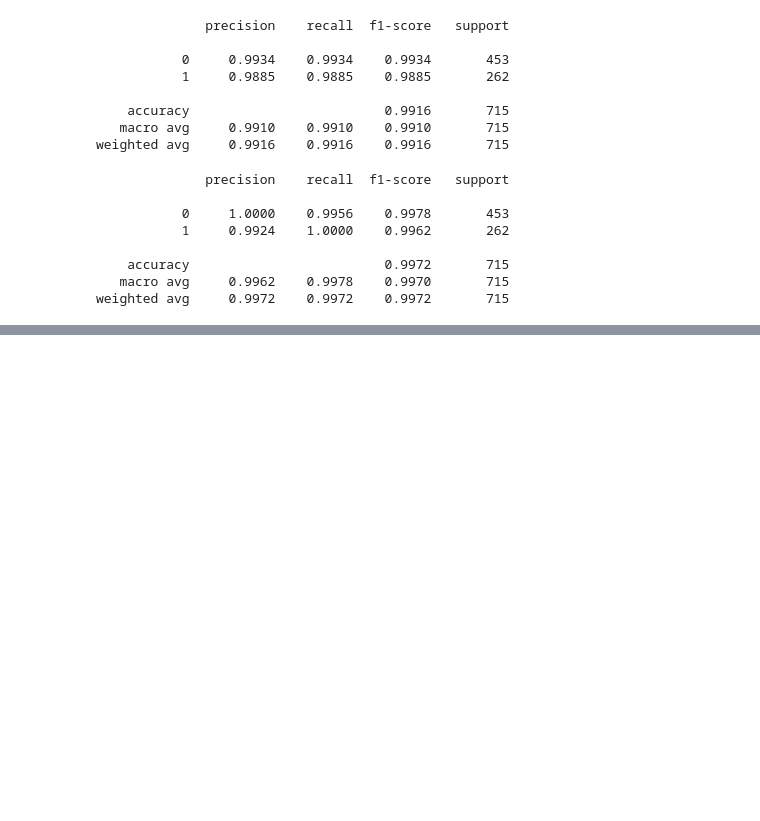
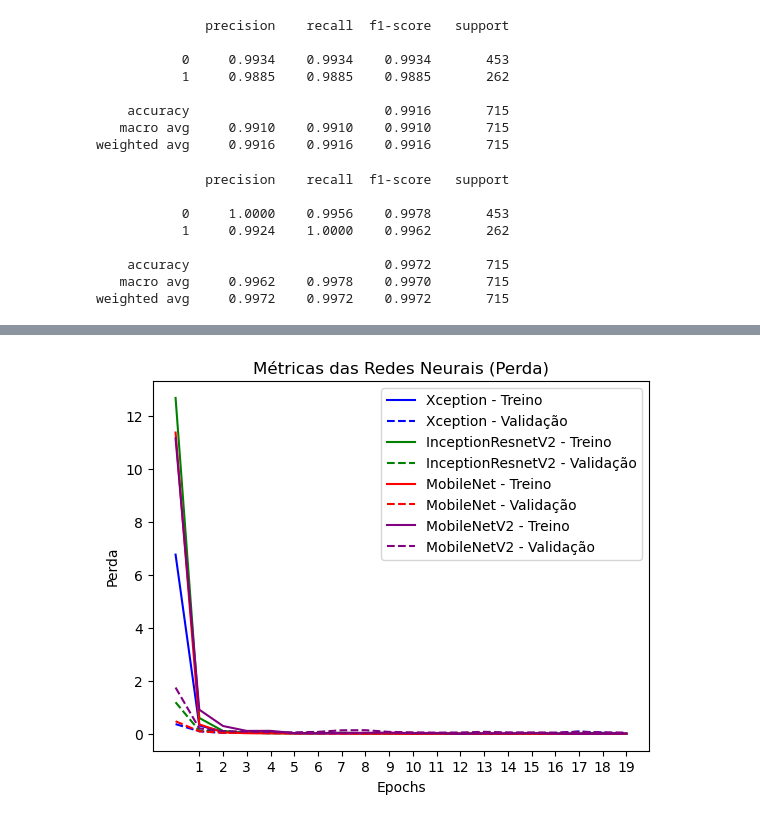
Before and after one commit to d-t-n/quality-inspection-ai-cv-deep-learning, a Jupyter notebook: Model-General-QC-portu-Integrated.ipynb, the cells around one changed output, grey strips where cells are left out. Saved outputs shown, nothing was run; the diff lists cells and outputs as text; code cells hidden in the pictures; blank space fills up the shorter version.

```diff
--- a/Model-General-QC-portu-Integrated.ipynb
+++ b/Model-General-QC-portu-Integrated.ipynb
@@ -811,0 +886,30 @@ weighted avg     0.9972    0.9972    0.9972       715
+# %%
+import matplotlib.pyplot as plt
+
+# Plot the curves for Xception model
+plt.plot(historyx.history['loss'], color='blue', label='Xception - Treino')
+plt.plot(historyx.history['val_loss'], color='blue', linestyle='--', label='Xception - Validação')
+
+# Plot the curves for InceptionResnetV2 model
+plt.plot(historyi.history['loss'], color='green', label='InceptionResnetV2 - Treino')
+plt.plot(historyi.history['val_loss'], color='green', linestyle='--', label='InceptionResnetV2 - Validação')
+
+# Plot the curves for MobileNet model
+plt.plot(historym.history['loss'], color='red', label='MobileNet - Treino')
+plt.plot(historym.history['val_loss'], color='red', linestyle='--', label='MobileNet - Validação')
+
+# Plot the curves for MobileNetV2 model
+plt.plot(historym2.history['loss'], color='purple', label='MobileNetV2 - Treino')
+plt.plot(historym2.history['val_loss'], color='purple', linestyle='--', label='MobileNetV2 - Validação')
+
+# Set the title, axes labels, and legend
+plt.title('Métricas das Redes Neurais (Perda)')
+plt.ylabel('Perda')
+plt.xlabel('Epochs')
+plt.legend(loc="upper right")
+
+# Display the plot
+plt.xticks(range(1, len(historyx.history['loss'])))
+plt.show()
+# %% [output]
+[figure, added]
```
Also changed, not shown: parts of 2 cells of this notebook.
